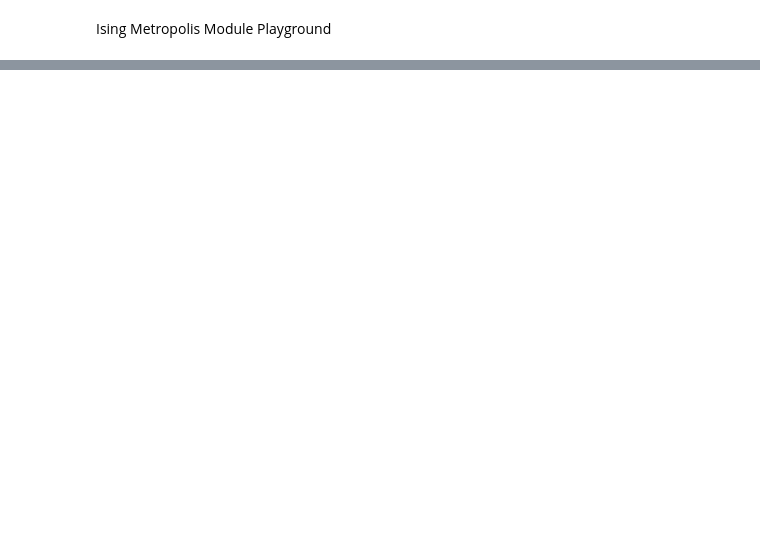
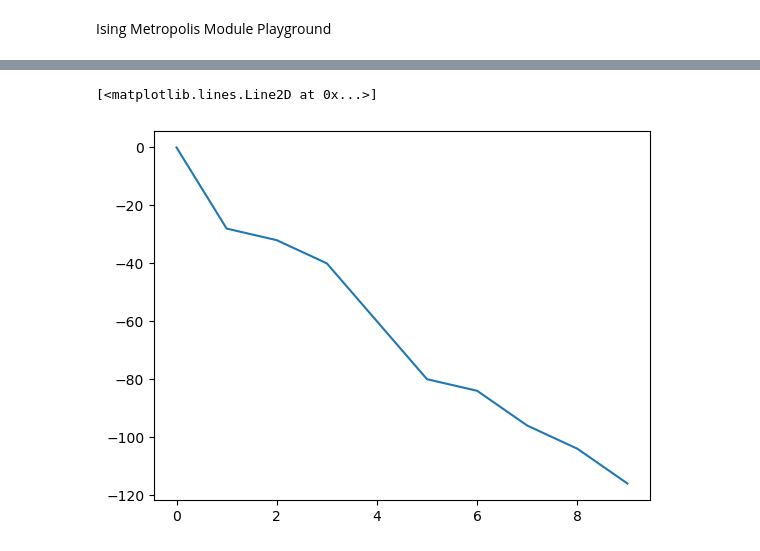
Before and after one commit to egead/ising_metropolis, a Jupyter notebook: Ising Metropolis Playground.ipynb, the cells around one changed output, grey strips where cells are left out. Drawn from its saved outputs; the diff is of its cells as text; code cells hidden in the pictures; blank space fills up the shorter version.

```diff
--- a/Ising Metropolis Playground.ipynb
+++ b/Ising Metropolis Playground.ipynb
@@ -54,0 +82,5 @@ plt.matshow(f)
+# %%
+plt.plot(energies)
+# %% [output]
+[<matplotlib.lines.Line2D at 0x...>]
+[figure, added]
```
Also changed, not shown: parts of 13 cells of this notebook, 1 other file.
